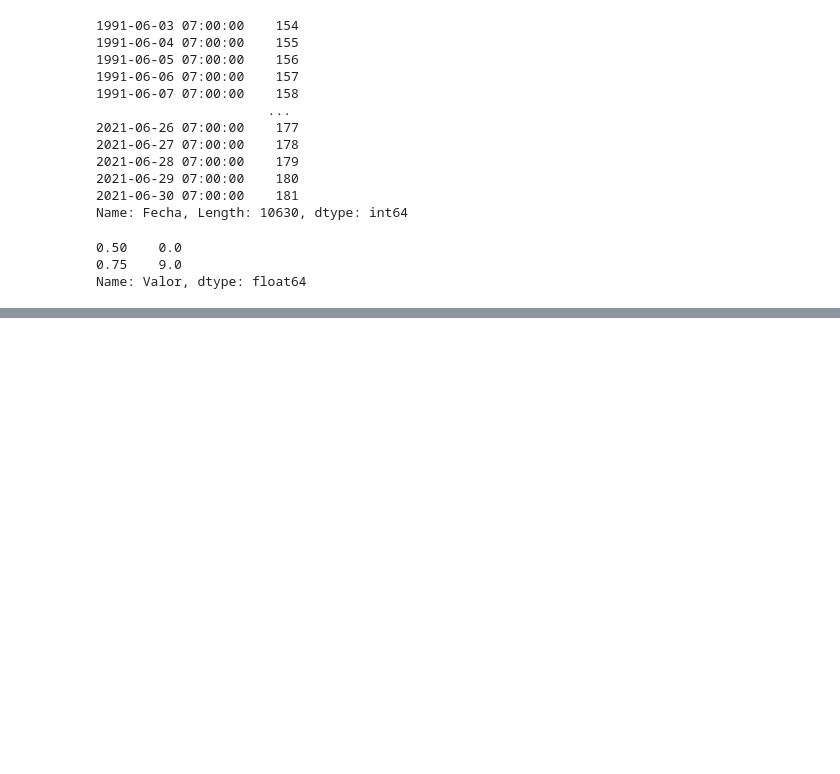
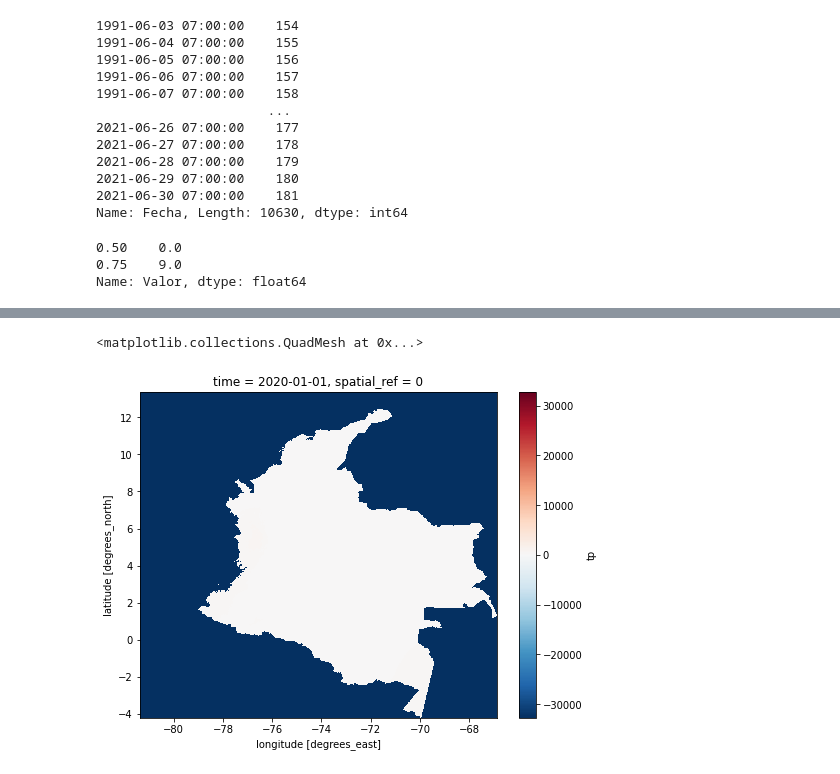
Before and after one commit to wmjolly/SAR-Colombia, a Jupyter notebook: SAR-CO-Example.ipynb, the cells around one changed output, grey strips where cells are left out. Drawn from its saved outputs; the diff is of its cells as text; code cells hidden in the pictures; blank space fills up the shorter version.

```diff
--- a/SAR-CO-Example.ipynb
+++ b/SAR-CO-Example.ipynb
@@ -363,0 +374,28 @@ ds.tp.where()
+# %%
+start_date = date(2020, 1, 1)
+end_date = date(2020, 12, 31)
+
+#delta = timedelta(months=+1)
+delta = relativedelta(months=1)
+ds = xr.Dataset()
+i = 0
+while start_date <= end_date:
+    strdate = int(start_date.strftime("%m"))
+    file_name = 'D:/Data/Climate/wc2.1_2.5m_prec/wc2.1_2.5m_prec_%02d.tif' % (strdate)
+    dt64 = np.datetime64(start_date)
+    print(file_name)
+
+    print(start_date)
+    wc_precip = xr.open_rasterio(file_name)
+    wc_precip =  wc_precip.rename({"y":"latitude","x":"longitude"})
+    #wc_precip = wc_precip.assign_coords(longitude=(((senamhi_fwi0.longitude + 180) % 360) - 180)).sortby('longitude')
+    dat = xr.Dataset({"time": dt64,"tp":wc_precip})
+    dat = dat.drop('band')
+    dat = dat.assign_coords({"time": dat.time})
+    dat = dat.rio.clip(CO_Bnds.geometry, CO_Bnds.crs, drop=True)
+    if i == 0:
+        ds = dat
+    else:
+        ds = xr.concat([ds,dat],dim='time')
+    i += 1
+    start_date = start_date + delta
@@ -363,0 +450,12 @@ ds.tp.where()
+# %%
+ShapeMask = rasterio.features.geometry_mask(CO_Bnd.iloc[0]['geometry'],out_shape=(len(ds.latitude), len(ds.longitude)),
+                                      transform=transform)
+ShapeMask = xr.DataArray(ShapeMask , dims=("latitude", "longitude"))
+
+# Then apply the mask
+NDVImasked = ds.where(ShapeMask == True)
+# %%
+NDVImasked.tp[0].plot()
+# %% [output]
+<matplotlib.collections.QuadMesh at 0x...>
+[figure, added]
```
Also changed, not shown: parts of 54 cells of this notebook, 4 other files.
